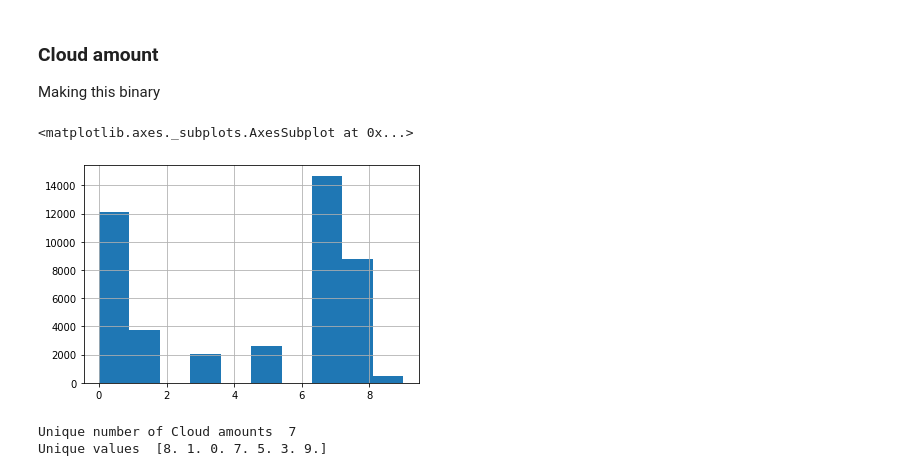
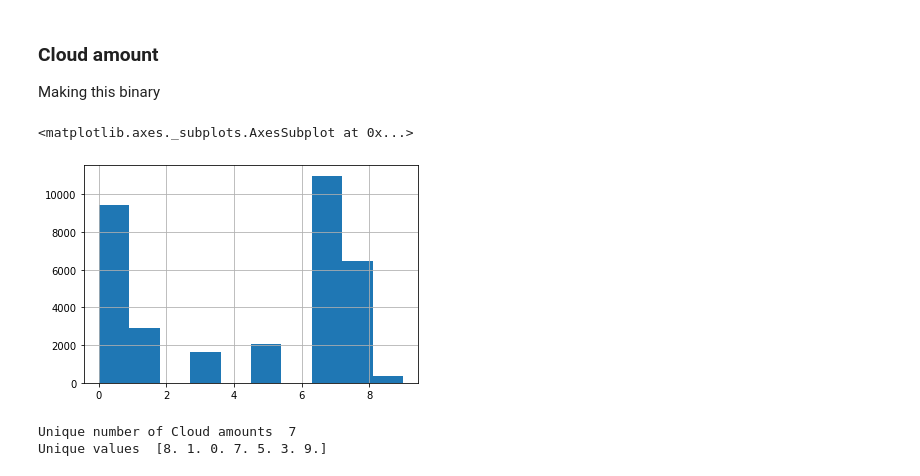
Before and after one commit to screwdriver66/solar_prod_suvilahti, a Jupyter notebook: feature_engineering.ipynb, the cells around one changed output. Saved outputs shown, nothing was run; the diff lists cells and outputs as text; code cells hidden in the pictures.

```diff
--- a/feature_engineering.ipynb
+++ b/feature_engineering.ipynb
@@ -323,10 +329,10 @@ X_test['Wind_direction'] = labels[np.digitize(X_test['Wind direction (deg)'], bu
 ### Cloud amount
 Making this binary
 # %%
-df['Cloud amount (1/8)'].hist()
+X_train['Cloud amount (1/8)'].hist()
 # %% [output]
 <matplotlib.axes._subplots.AxesSubplot at 0x...>
-[figure, old version]
+[figure, new version]
 # %%
 print("Unique number of Cloud amounts ", len(X_train['Cloud amount (1/8)'].unique()))
 print("Unique values ", X_train['Cloud amount (1/8)'].unique())
```
Also changed, not shown: parts of 15 cells of this notebook, 2 other files.
